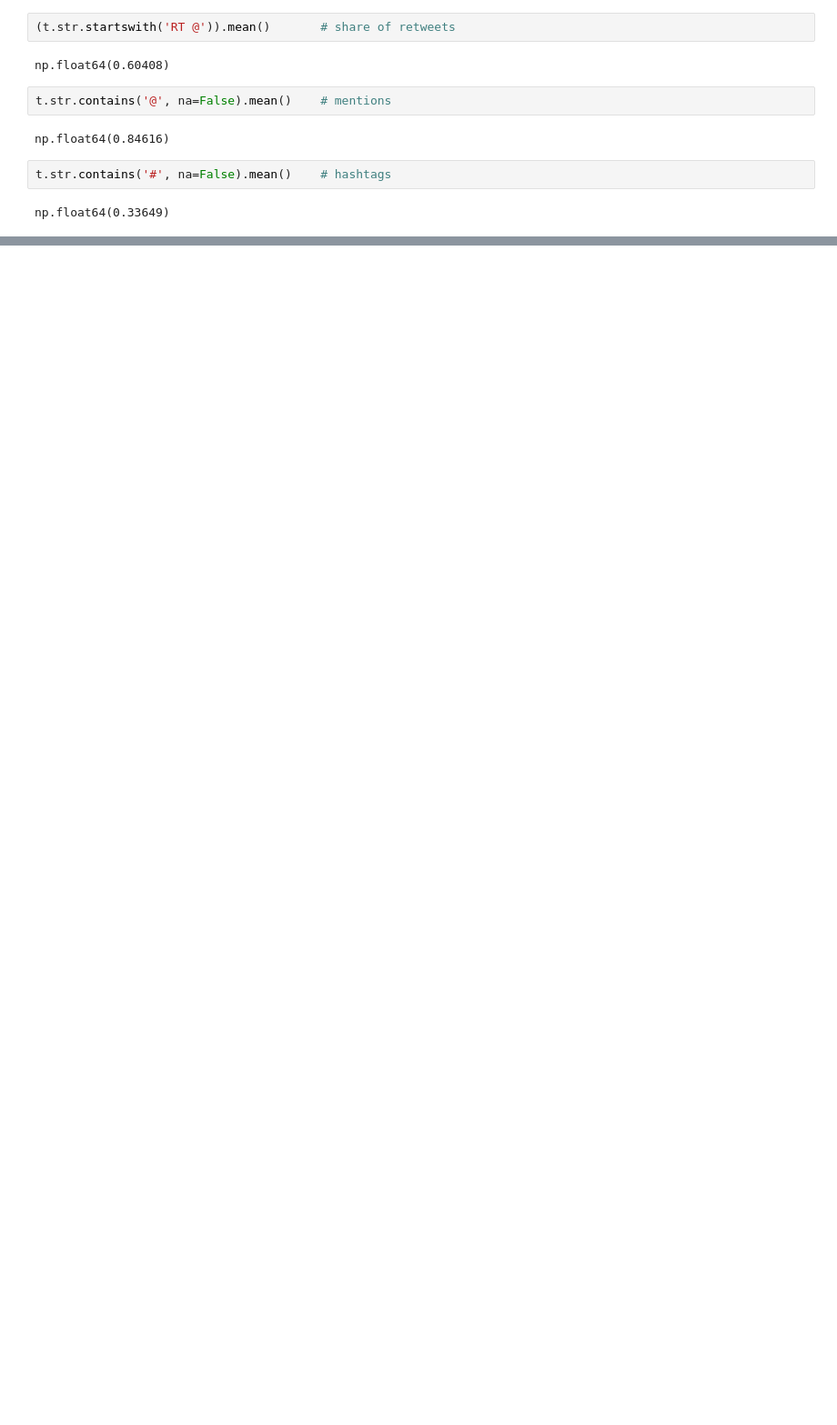
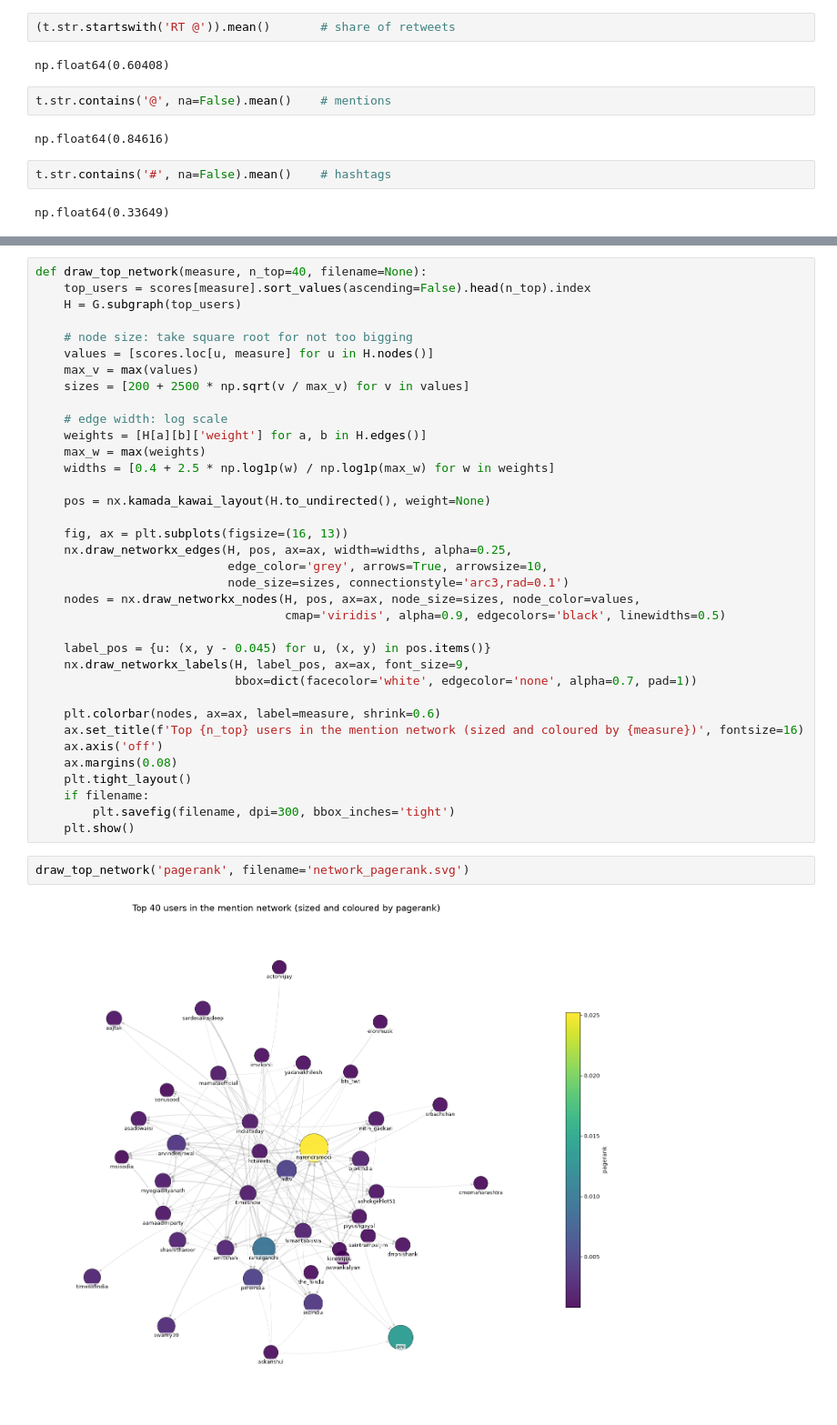
Before and after one commit to toyess-37/cs5399-mining, a Jupyter notebook: task1.ipynb, the cells around one changed output, grey strips where cells are left out. Shown at 91% size. Saved outputs shown, nothing was run; the diff lists cells and outputs as text; blank space fills up the shorter version.

```diff
--- a/task1.ipynb
+++ b/task1.ipynb
@@ -111,0 +383,40 @@ np.float64(0.33649)
+# %%
+def draw_top_network(measure, n_top=40, filename=None):
+    top_users = scores[measure].sort_values(ascending=False).head(n_top).index
+    H = G.subgraph(top_users)
+
+    # node size: take square root for not too bigging
+    values = [scores.loc[u, measure] for u in H.nodes()]
+    max_v = max(values)
+    sizes = [200 + 2500 * np.sqrt(v / max_v) for v in values]
+
+    # edge width: log scale
+    weights = [H[a][b]['weight'] for a, b in H.edges()]
+    max_w = max(weights)
+    widths = [0.4 + 2.5 * np.log1p(w) / np.log1p(max_w) for w in weights]
+
+    pos = nx.kamada_kawai_layout(H.to_undirected(), weight=None)
+
+    fig, ax = plt.subplots(figsize=(16, 13))
+    nx.draw_networkx_edges(H, pos, ax=ax, width=widths, alpha=0.25,
+                           edge_color='grey', arrows=True, arrowsize=10,
+                           node_size=sizes, connectionstyle='arc3,rad=0.1')
+    nodes = nx.draw_networkx_nodes(H, pos, ax=ax, node_size=sizes, node_color=values,
+                                   cmap='viridis', alpha=0.9, edgecolors='black', linewidths=0.5)
+
+    label_pos = {u: (x, y - 0.045) for u, (x, y) in pos.items()}
+    nx.draw_networkx_labels(H, label_pos, ax=ax, font_size=9,
+                            bbox=dict(facecolor='white', edgecolor='none', alpha=0.7, pad=1))
+
+    plt.colorbar(nodes, ax=ax, label=measure, shrink=0.6)
+    ax.set_title(f'Top {n_top} users in the mention network (sized and coloured by {measure})', fontsize=16)
+    ax.axis('off')
+    ax.margins(0.08)
+    plt.tight_layout()
+    if filename:
+        plt.savefig(filename, dpi=300, bbox_inches='tight')
+    plt.show()
+# %%
+draw_top_network('pagerank', filename='network_pagerank.svg')
+# %% [output]
+[figure, added]
```
Also changed, not shown: parts of 32 cells of this notebook, 9 other files.
